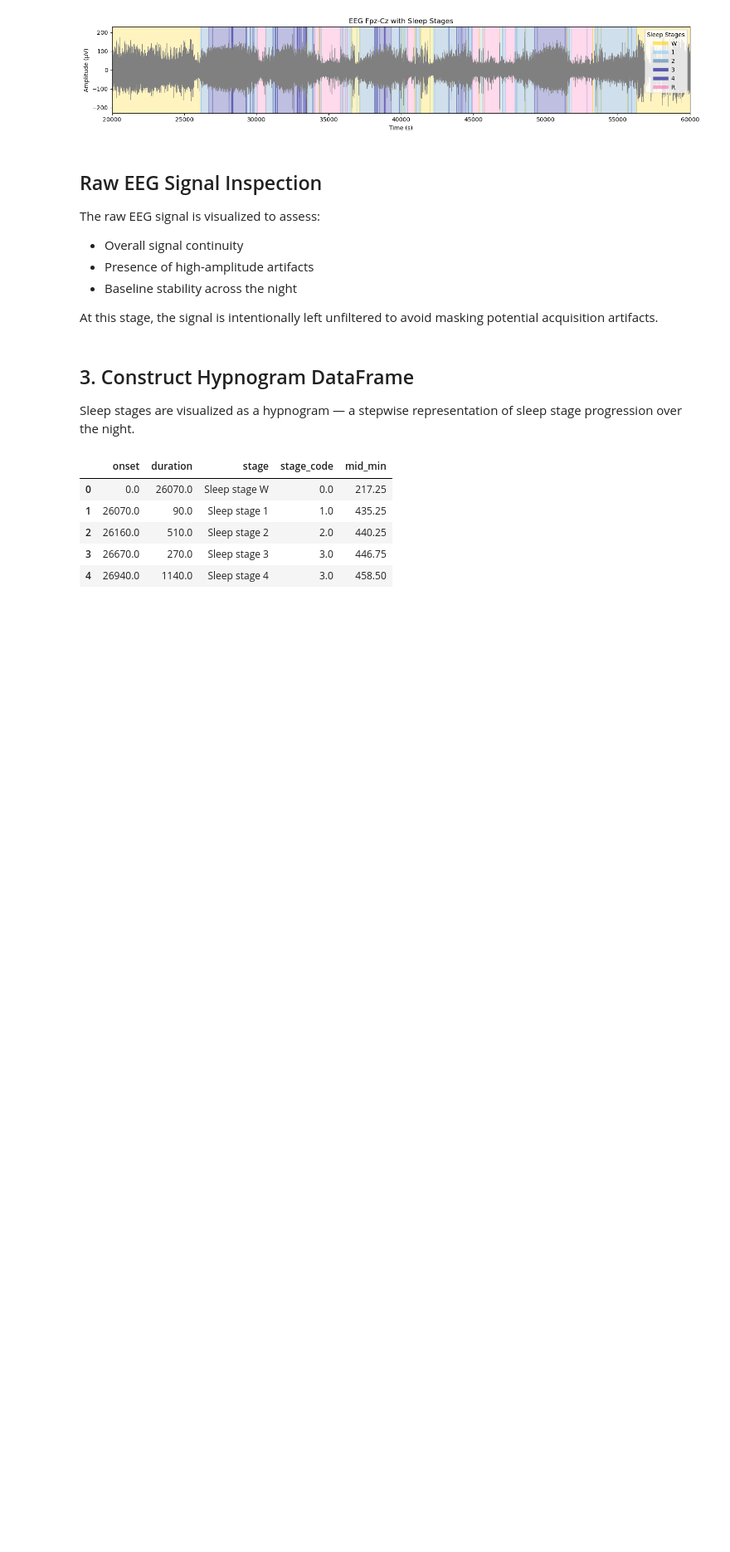
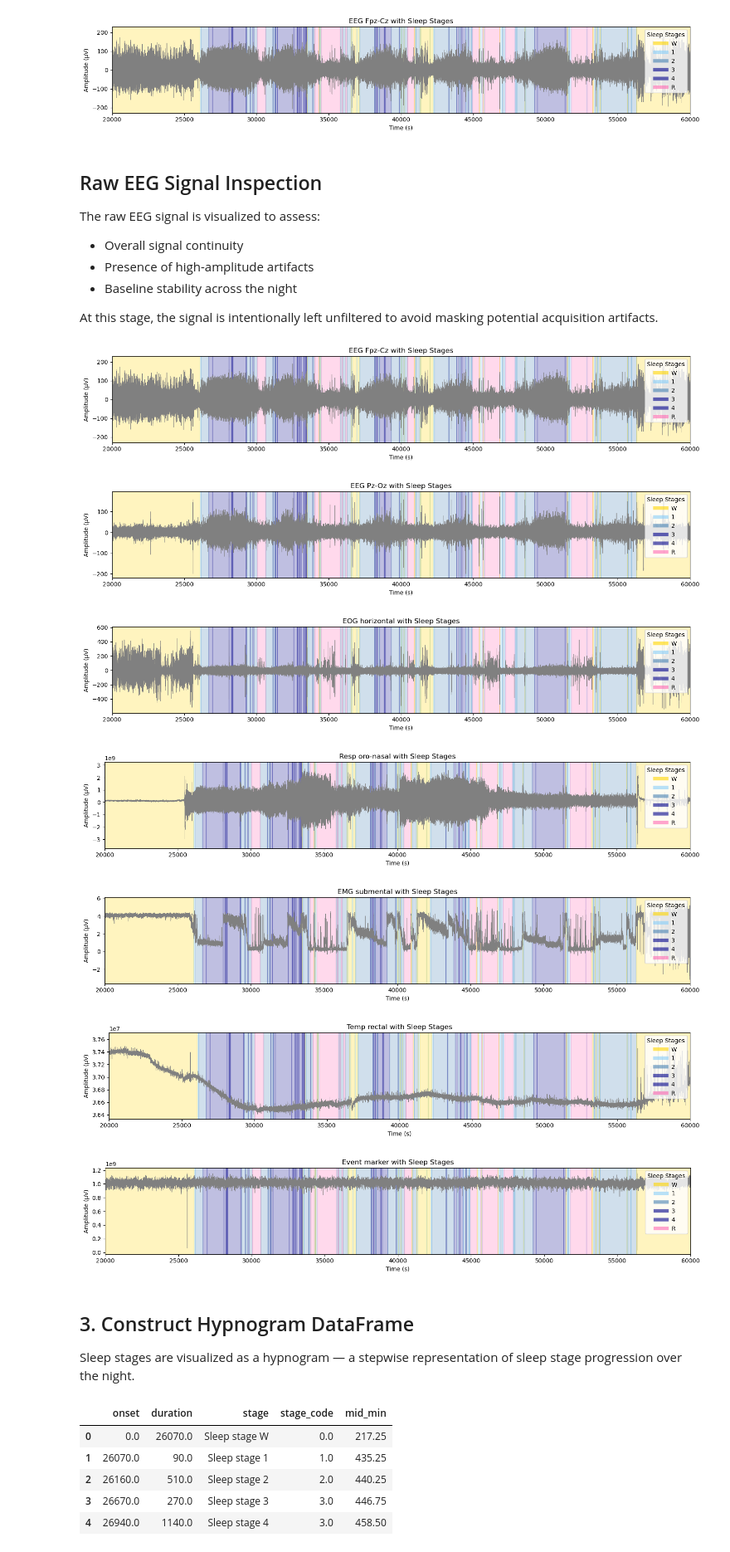
Before and after one commit to OGantsog/NSIE, a Jupyter notebook: notebooks/01_raw_data_exploration.ipynb, the cells around one changed output. Shown at 83% size. Cells and saved outputs as stored; diff of their text form; code cells hidden in the pictures; blank space fills up the shorter version.

```diff
--- a/notebooks/01_raw_data_exploration.ipynb
+++ b/notebooks/01_raw_data_exploration.ipynb
@@ -78,6 +78,27 @@ The raw EEG signal is visualized to assess:
 - Baseline stability across the night
 
 At this stage, the signal is intentionally left unfiltered to avoid masking potential acquisition artifacts.
+# %%
+for ch in raw.ch_names:
+    fig, ax = plt.subplots(figsize=(15, 3))
+
+    plot_raw_signal_with_stages(
+        raw, raw.annotations,
+        channel= ch, start=20000, duration=40000,
+        stage_colors=stage_colors, ax=ax
+    )
+
+    add_stage_legend(ax, stage_colors)
+    plt.tight_layout()
+    plt.show()
+# %% [output]
+[figure, added]
+[figure, added]
+[figure, added]
+[figure, added]
+[figure, added]
+[figure, added]
+[figure, added]
 # %% [markdown]
 ## 3. Construct Hypnogram DataFrame
 
```
